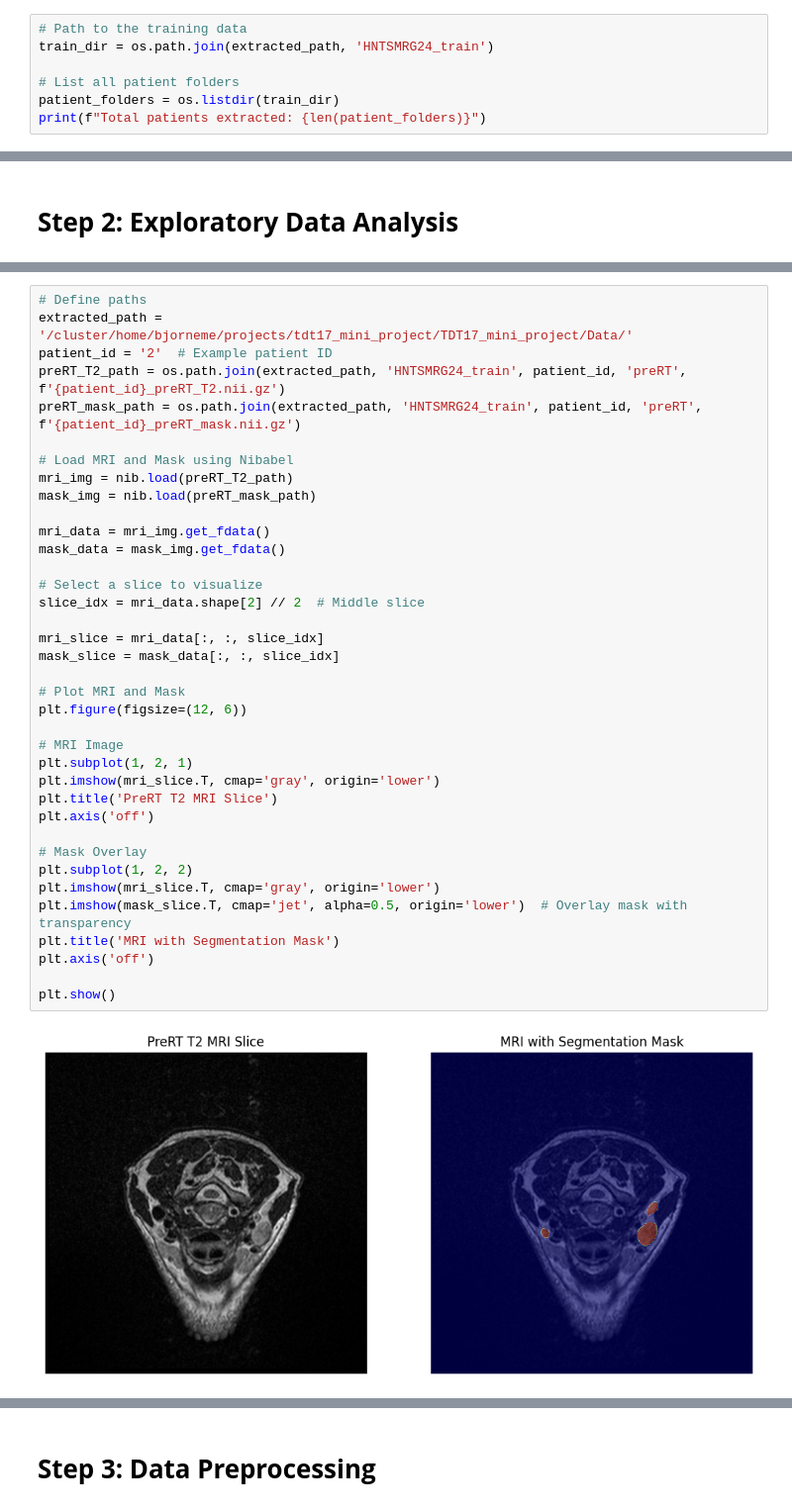
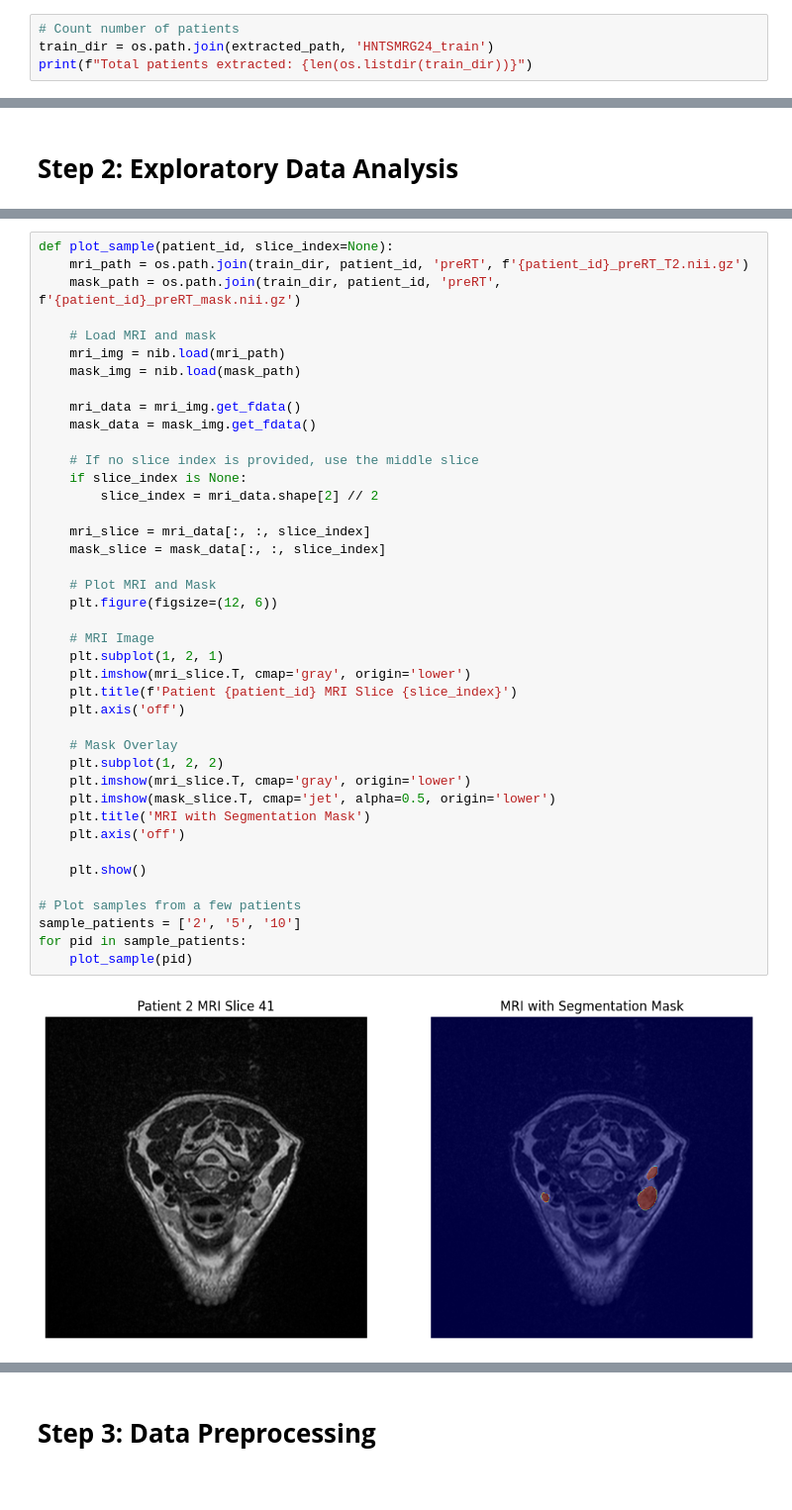
Before and after one commit to bjorneme/TDT17_mini_project, a Jupyter notebook: main.ipynb, the cells around one changed output, grey strips where cells are left out. Shown at 99% size. Cells and saved outputs as stored; diff of their text form.

```diff
--- a/main.ipynb
+++ b/main.ipynb
@@ -51,12 +52,9 @@ print("Extraction complete.")
 # %% [output]
 Extraction complete.
 # %%
-# Path to the training data
+# Count number of patients
 train_dir = os.path.join(extracted_path, 'HNTSMRG24_train')
-
-# List all patient folders
-patient_folders = os.listdir(train_dir)
-print(f"Total patients extracted: {len(patient_folders)}")
+print(f"Total patients extracted: {len(os.listdir(train_dir))}")
 # %% [output]
 Total patients extracted: 150
 # %% [markdown]
@@ -64,39 +218,43 @@ Total patients extracted: 150
 # %%
-# Define paths
-extracted_path = '/cluster/home/bjorneme/projects/tdt17_mini_project/TDT17_mini_project/Data/'
-patient_id = '2'  # Example patient ID
-preRT_T2_path = os.path.join(extracted_path, 'HNTSMRG24_train', patient_id, 'preRT', f'{patient_id}_preRT_T2.nii.gz')
-preRT_mask_path = os.path.join(extracted_path, 'HNTSMRG24_train', patient_id, 'preRT', f'{patient_id}_preRT_mask.nii.gz')
+def plot_sample(patient_id, slice_index=None):
+    mri_path = os.path.join(train_dir, patient_id, 'preRT', f'{patient_id}_preRT_T2.nii.gz')
+    mask_path = os.path.join(train_dir, patient_id, 'preRT', f'{patient_id}_preRT_mask.nii.gz')
 
-# Load MRI and Mask using Nibabel
-mri_img = nib.load(preRT_T2_path)
-mask_img = nib.load(preRT_mask_path)
+    # Load MRI and mask
+    mri_img = nib.load(mri_path)
+    mask_img = nib.load(mask_path)
 
-mri_data = mri_img.get_fdata()
-mask_data = mask_img.get_fdata()
+    mri_data = mri_img.get_fdata()
+    mask_data = mask_img.get_fdata()
 
-# Select a slice to visualize
-slice_idx = mri_data.shape[2] // 2  # Middle slice
+    # If no slice index is provided, use the middle slice
+    if slice_index is None:
+        slice_index = mri_data.shape[2] // 2
 
-mri_slice = mri_data[:, :, slice_idx]
-mask_slice = mask_data[:, :, slice_idx]
+    mri_slice = mri_data[:, :, slice_index]
+    mask_slice = mask_data[:, :, slice_index]
 
-# Plot MRI and Mask
-plt.figure(figsize=(12, 6))
+    # Plot MRI and Mask
+    plt.figure(figsize=(12, 6))
 
-# MRI Image
-plt.subplot(1, 2, 1)
-plt.imshow(mri_slice.T, cmap='gray', origin='lower')
-plt.title('PreRT T2 MRI Slice')
-plt.axis('off')
+    # MRI Image
+    plt.subplot(1, 2, 1)
+    plt.imshow(mri_slice.T, cmap='gray', origin='lower')
+    plt.title(f'Patient {patient_id} MRI Slice {slice_index}')
+    plt.axis('off')
 
-# Mask Overlay
-plt.subplot(1, 2, 2)
-plt.imshow(mri_slice.T, cmap='gray', origin='lower')
-plt.imshow(mask_slice.T, cmap='jet', alpha=0.5, origin='lower')  # Overlay mask with transparency
-plt.title('MRI with Segmentation Mask')
-plt.axis('off')
+    # Mask Overlay
+    plt.subplot(1, 2, 2)
+    plt.imshow(mri_slice.T, cmap='gray', origin='lower')
+    plt.imshow(mask_slice.T, cmap='jet', alpha=0.5, origin='lower')
+    plt.title('MRI with Segmentation Mask')
+    plt.axis('off')
 
-plt.show()
+    plt.show()
+
+# Plot samples from a few patients
+sample_patients = ['2', '5', '10']
+for pid in sample_patients:
+    plot_sample(pid)
 # %% [output]
-[figure, old version]
+[figure, new version]
```
Also changed, not shown: parts of 12 cells of this notebook.
